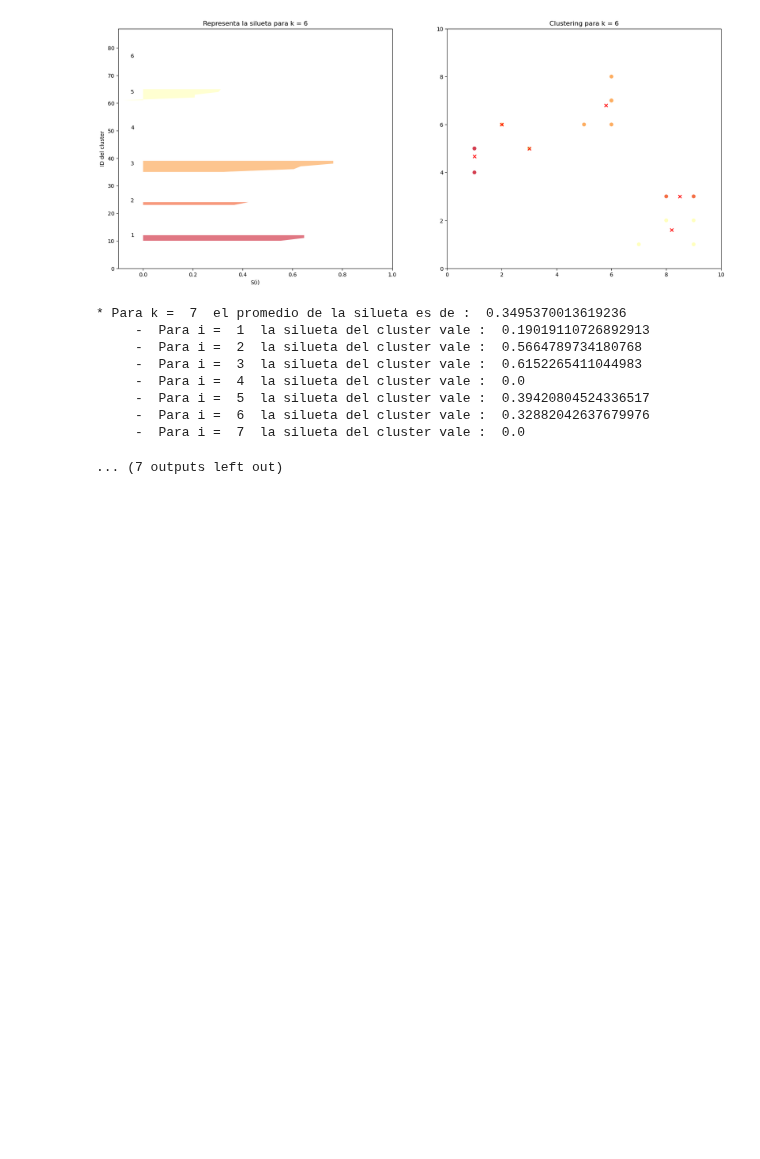
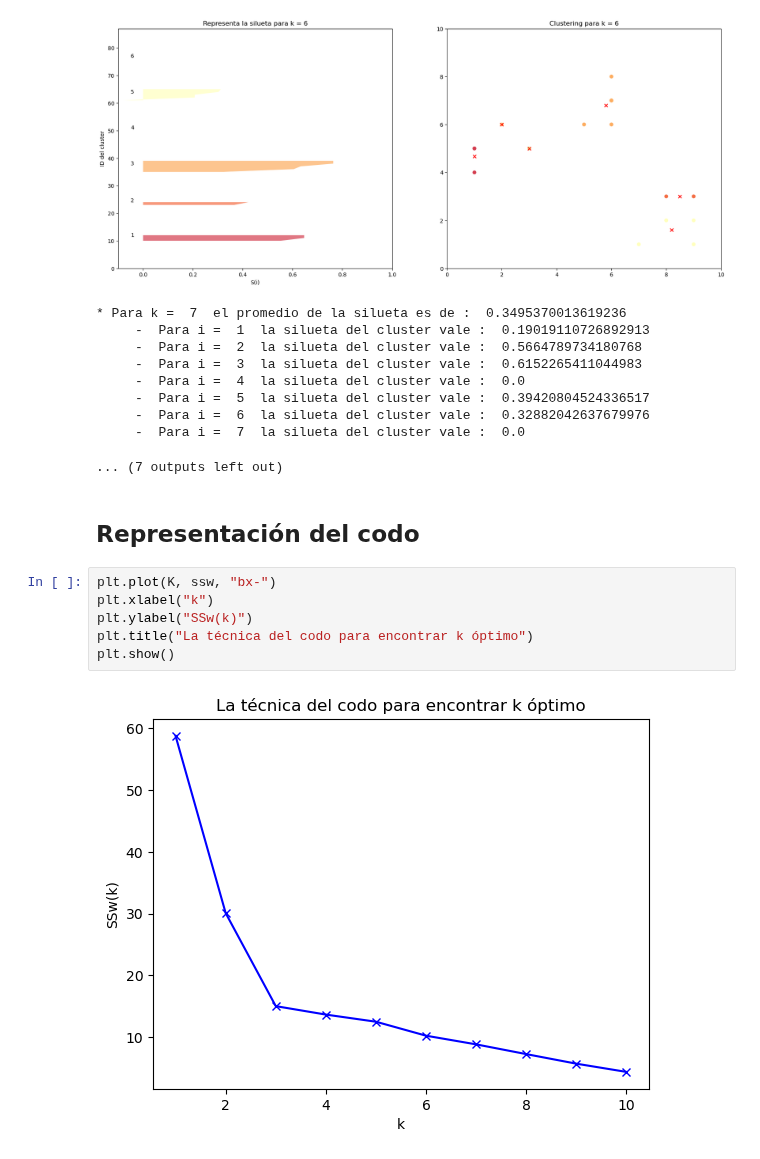
Before and after one commit to Chefi/python-ml-course, a Jupyter notebook: notebooks/Clustering con K means.ipynb, the cells around one changed output. Cells and saved outputs as stored; diff of their text form; blank space fills up the shorter version.

```diff
--- a/notebooks/Clustering con K means.ipynb
+++ b/notebooks/Clustering con K means.ipynb
@@ -423,3 +423,13 @@ for k in K:
      -  Para i =  6  la silueta del cluster vale :  0.32882042637679976
      -  Para i =  7  la silueta del cluster vale :  0.0
 ... (7 outputs left out)
+# %% [markdown]
+## Representación del codo
+# %%
+plt.plot(K, ssw, "bx-")
+plt.xlabel("k")
+plt.ylabel("SSw(k)")
+plt.title("La técnica del codo para encontrar k óptimo")
+plt.show()
+# %% [output]
+[figure, added]
```
Also changed, not shown: parts of 11 cells of this notebook.
